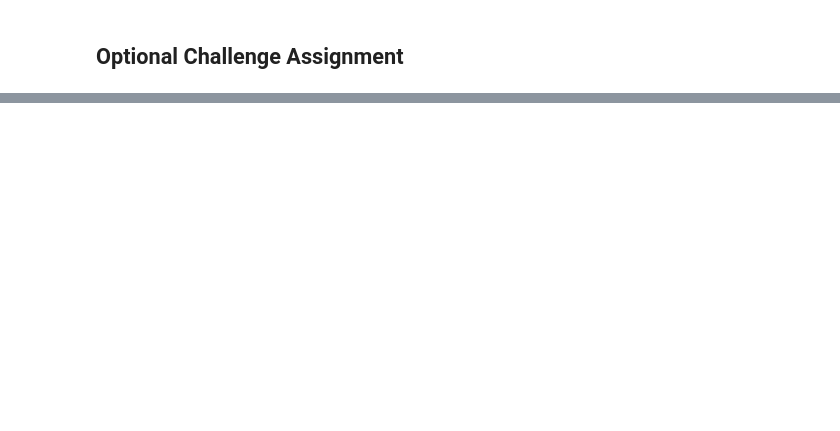
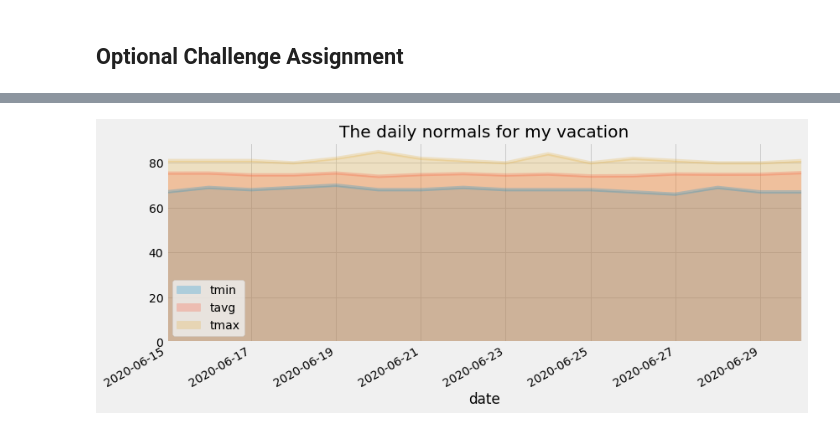
Before and after one commit to LinaSachuk/DU_HomeWork, a Jupyter notebook: sqlalchemy-challenge/climate_starter.ipynb, the cells around one changed output, grey strips where cells are left out. Cells and saved outputs as stored; diff of their text form; code cells hidden in the pictures; blank space fills up the shorter version.

```diff
--- a/sqlalchemy-challenge/climate_starter.ipynb
+++ b/sqlalchemy-challenge/climate_starter.ipynb
@@ -539,3 +566,16 @@ print(calc_temps('2012-02-28', '2012-03-05'))
 # %%
 # Calculate the total amount of rainfall per weather station for your trip dates using the previous year's matching dates.
 # Sort this in descending order by precipitation amount and list the station, name, latitude, longitude, and elevation
+vacation_start_day = '2017-06-15'
+vacation_end_day = '2017-06-30'
+
+sel =[Measurement.station, func.sum(Measurement.prcp), Station.name, Station.latitude, Station.longitude, Station.elevation]
+total_rainfall = session.query(*sel).filter(Measurement.station == Station.station)\
+                                    .filter(Measurement.date >= vacation_start_day)\
+                                    .filter(Measurement.date <= vacation_end_day)\
+                                    .group_by(Measurement.station)\
+                                    .order_by(func.sum(Measurement.prcp).desc()).all()
+
+print(total_rainfall)
+total_rainfall_df = pd.DataFrame(total_rainfall, columns = ['station', 'prcp_sum', 'name', 'latitude' , 'longitude', 'elevation'])
+total_rainfall_df
@@ -574,2 +655,7 @@ daily_normals("01-01")
 # %%
 # Load the previous query results into a Pandas DataFrame and add the `trip_dates` range as the `date` index
+normals_df= pd.DataFrame(normals_1, columns=['tmin', 'tavg', 'tmax'])
+normals_df
+
+my_vacation_range = pd.date_range(start='2020-06-15', end='2020-06-30')
+my_vacation_range
@@ -577,0 +668,7 @@ daily_normals("01-01")
+# %%
+# Add trip_dates to Pandas DataFrame
+normals_df['date']= my_vacation_range
+
+# set the index equal to the date.
+normals_df.set_index('date',inplace=True)
+normals_df
@@ -577,0 +694,14 @@ daily_normals("01-01")
+# %%
+# Plot the daily normals as an area plot with `stacked=False`
+
+normals_df.plot(kind='area',  alpha=.25, stacked=False, x_compat=True, title="The daily normals for my vacation")
+plt.tight_layout()
+ax.set_ylim(0,100)
+ax.yaxis.grid(True)
+fig = plt.gcf()
+fig.set_size_inches(14, 6)
+
+plt.savefig("dailyNormals.png")
+plt.show()
+# %% [output]
+[figure, added]
```
Also changed, not shown: parts of 13 cells of this notebook, 2 other files.
